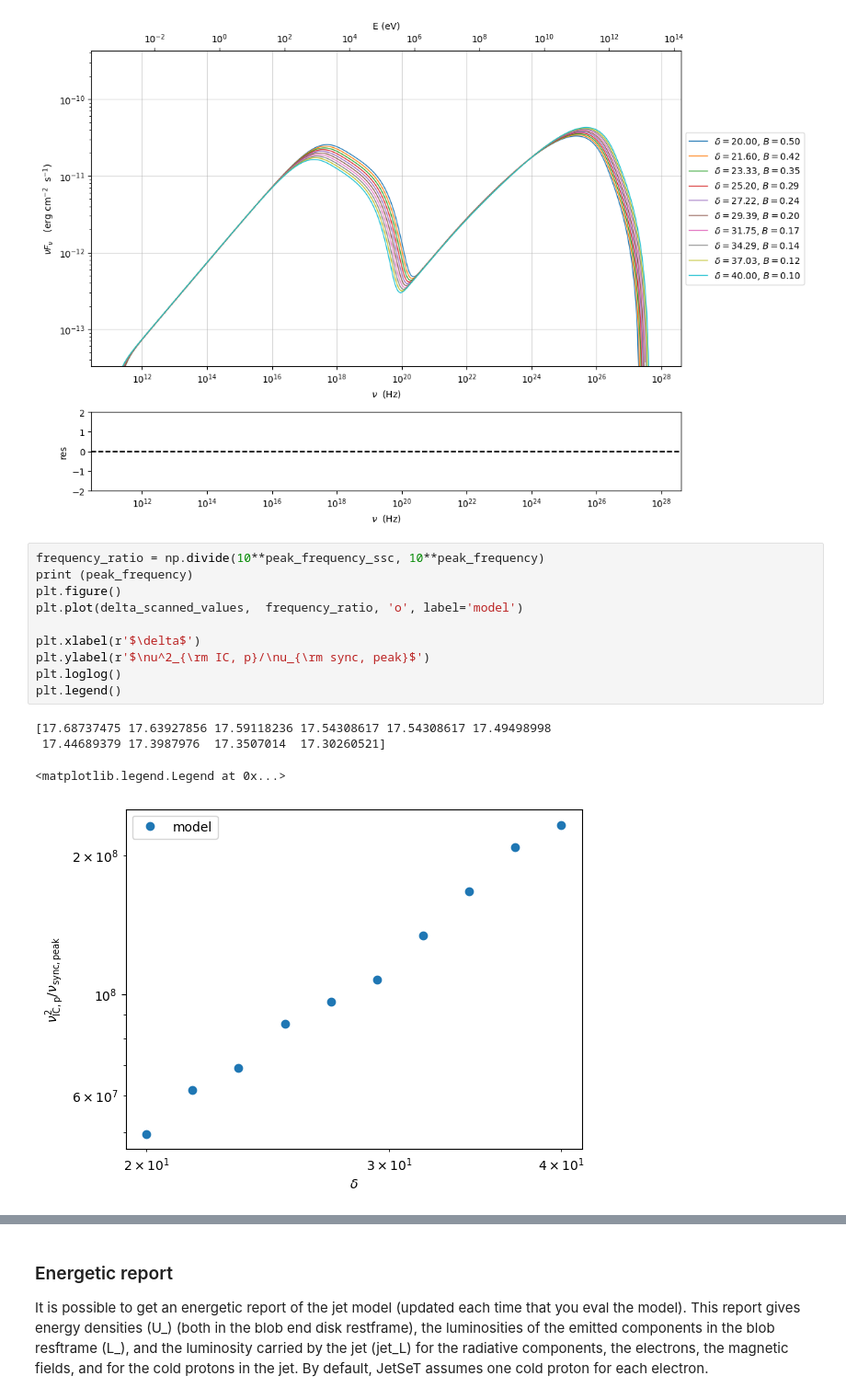
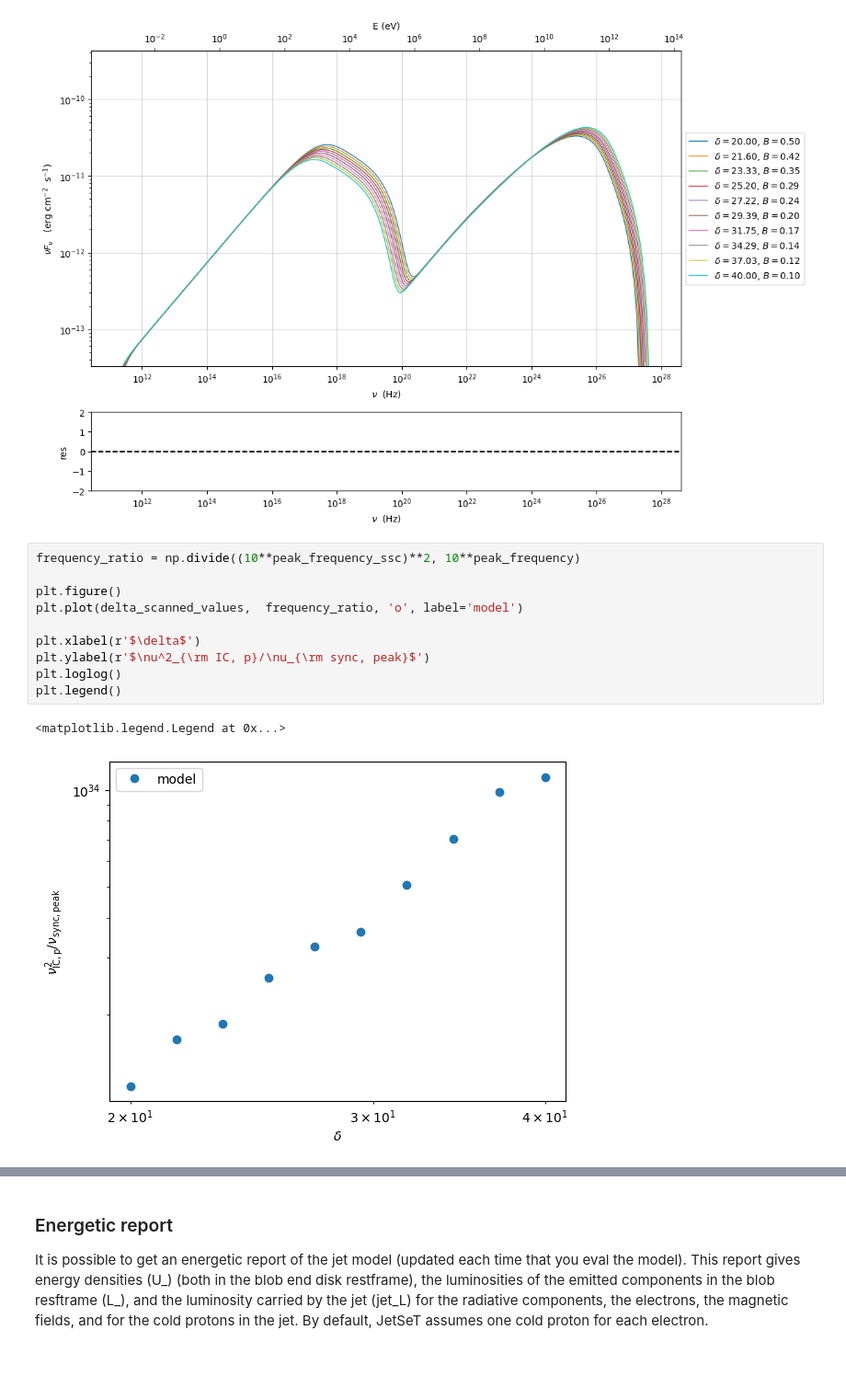
Before and after one commit to Axelarbetengels/JetSeT_notebooks_SextenWorkshop, a Jupyter notebook: JetSeT_physical_setup.ipynb, the cells around one changed output, grey strips where cells are left out. Shown at 92% size. Cells and saved outputs as stored; diff of their text form; blank space fills up the shorter version.

```diff
--- a/JetSeT_physical_setup.ipynb
+++ b/JetSeT_physical_setup.ipynb
@@ -448,20 +450,18 @@ peak_flux_ssc = np.asarray(peak_flux_ssc)
 ===> setting C threads to 8
 [figure]
 # %%
-frequency_ratio = np.divide(10**peak_frequency_ssc, 10**peak_frequency)
-print (peak_frequency)
+frequency_ratio = np.divide((10**peak_frequency_ssc)**2, 10**peak_frequency)
+
 plt.figure()
 plt.plot(delta_scanned_values,  frequency_ratio, 'o', label='model')
 
 plt.xlabel(r'$\delta$')
 plt.ylabel(r'$\nu^2_{\rm IC, p}/\nu_{\rm sync, peak}$')
 plt.loglog()
 plt.legend()
 # %% [output]
-[17.68737475 17.63927856 17.59118236 17.54308617 17.54308617 17.49498998
- 17.44689379 17.3987976  17.3507014  17.30260521]
+<matplotlib.legend.Legend at 0x...>
-<matplotlib.legend.Legend at 0x...>
-[figure, old version]
+[figure, new version]
 # %%
 plt.figure()
 plt.plot(B_scanned_values,  frequency_ratio, 'o', label='model')
```
Also changed, not shown: parts of 17 cells of this notebook, 2 other files.
